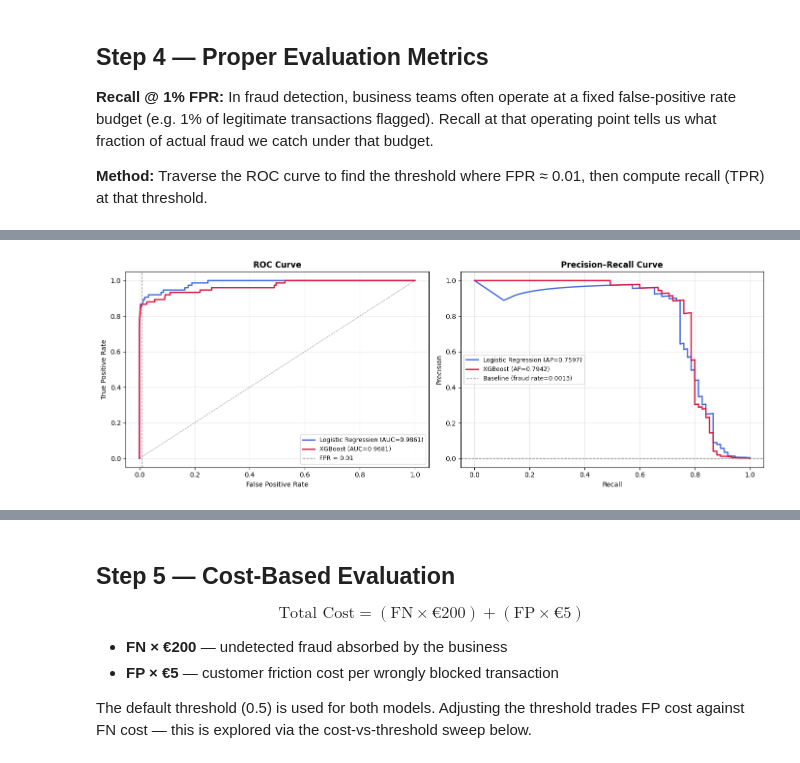
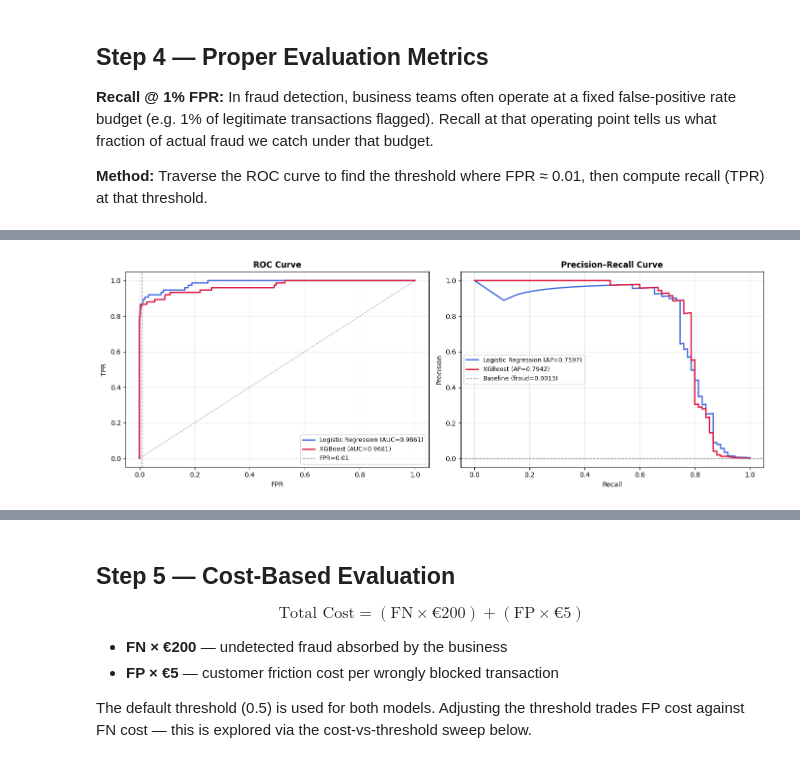
Before and after one commit to sanjaykeyan/CreditCard_fraud_detection, a Jupyter notebook: 03_xgboost_model.ipynb, the cells around one changed output, grey strips where cells are left out. Cells and saved outputs as stored; diff of their text form; code cells hidden in the pictures.

```diff
--- a/03_xgboost_model.ipynb
+++ b/03_xgboost_model.ipynb
@@ -304,83 +187,54 @@ Confusion Matrix:
 
 **Method:** Traverse the ROC curve to find the threshold where FPR ≈ 0.01, then compute recall (TPR) at that threshold.
 # %%
-def recall_at_fpr(y_true, y_proba, target_fpr: float = 0.01):
-    """
-    Find the probability threshold where FPR ≈ target_fpr,
-    and return (recall, precision, threshold) at that operating point.
-    """
+def recall_at_fpr(y_true, y_proba, target_fpr=0.01):
+    """Return (recall, precision, threshold, actual_fpr) at the operating point
+    where FPR first exceeds target_fpr on the ROC curve."""
     fpr_arr, tpr_arr, thresh_arr = roc_curve(y_true, y_proba)
-    # Find index where FPR first exceeds target (conservative: pick just below)
-    idx = np.searchsorted(fpr_arr, target_fpr, side="right") - 1
-    idx = max(0, min(idx, len(thresh_arr) - 1))
-
+    idx = max(0, min(np.searchsorted(fpr_arr, target_fpr, side="right") - 1,
+                     len(thresh_arr) - 1))
     threshold  = thresh_arr[idx]
     recall_val = tpr_arr[idx]
     actual_fpr = fpr_arr[idx]
-
-    # Precision at this threshold
-    y_pred_at_t = (y_proba >= threshold).astype(int)
-    prec_arr, rec_arr, t_arr = precision_recall_curve(y_true, y_proba)
-    # Find matching precision for this recall value (closest)
-    rec_idx    = np.argmin(np.abs(rec_arr - recall_val))
-    prec_val   = prec_arr[rec_idx]
-
+    prec_arr, rec_arr, _ = precision_recall_curve(y_true, y_proba)
+    prec_val = prec_arr[np.argmin(np.abs(rec_arr - recall_val))]
     return recall_val, prec_val, threshold, actual_fpr
 
 
-# ── Recall@1%FPR for both models ─────────────────────────────────────────────
 TARGET_FPR = 0.01
 
-lr_rec_fpr,  lr_prec_fpr,  lr_thresh,  lr_actual_fpr  = recall_at_fpr(y_te, lr_proba,  TARGET_FPR)
-xgb_rec_fpr, xgb_prec_fpr, xgb_thresh, xgb_actual_fpr = recall_at_fpr(y_te, xgb_proba, TARGET_FPR)
+lr_rec_fpr,  lr_prec_fpr,  lr_thresh,  lr_actual_fpr  = recall_at_fpr(y_te, lr_proba)
+xgb_rec_fpr, xgb_prec_fpr, xgb_thresh, xgb_actual_fpr = recall_at_fpr(y_te, xgb_proba)
 
 print(f"Recall @ {TARGET_FPR*100:.0f}% FPR")
-print(f"{'─'*50}")
-print(f"{'Model':<25}  {'Recall':>8}  {'Precision':>10}  {'Threshold':>10}  {'Actual FPR':>11}")
-print(f"{'─'*50}")
-print(f"{'Logistic Regression':<25}  {lr_rec_fpr:>8.4f}  {lr_prec_fpr:>10.4f}  {lr_thresh:>10.4f}  {lr_actual_fpr:>11.4f}")
-print(f"{'XGBoost':<25}  {xgb_rec_fpr:>8.4f}  {xgb_prec_fpr:>10.4f}  {xgb_thresh:>10.4f}  {xgb_actual_fpr:>11.4f}")
+print(f"  {'Model':<22}  {'Recall':>8}  {'Precision':>10}  {'Threshold':>10}")
+print(f"  {'Logistic Regression':<22}  {lr_rec_fpr:>8.4f}  {lr_prec_fpr:>10.4f}  {lr_thresh:>10.4f}")
+print(f"  {'XGBoost':<22}  {xgb_rec_fpr:>8.4f}  {xgb_prec_fpr:>10.4f}  {xgb_thresh:>10.4f}")
 
-# ── Plot ROC and PR curves ────────────────────────────────────────────────────
+# ROC and PR curves
 fig, axes = plt.subplots(1, 2, figsize=(14, 5))
 
-# ROC curves
-for label, y_prob, color in [
-    ("Logistic Regression", lr_proba,  "royalblue"),
-    ("XGBoost",             xgb_proba, "crimson"),
-]:
+for label, y_prob, color in [("Logistic Regression", lr_proba, "royalblue"),
+                              ("XGBoost", xgb_proba, "crimson")]:
     fp, tp, _ = roc_curve(y_te, y_prob)
-    auc = roc_auc_score(y_te, y_prob)
-    axes[0].plot(fp, tp, label=f"{label} (AUC={auc:.4f})", color=color, lw=2)
+    p, r, _   = precision_recall_curve(y_te, y_prob)
+    axes[0].plot(fp, tp, label=f"{label} (AUC={roc_auc_score(y_te, y_prob):.4f})", color=color, lw=2)
+    axes[1].plot(r, p,   label=f"{label} (AP={average_precision_score(y_te, y_prob):.4f})", color=color, lw=2)
 
-axes[0].axvline(TARGET_FPR, color="gray", linestyle="--", lw=1, label=f"FPR = {TARGET_FPR}")
-axes[0].plot([0,1],[0,1], "k--", lw=0.8, alpha=0.4)
+axes[0].axvline(TARGET_FPR, color="gray", linestyle="--", lw=1, label=f"FPR={TARGET_FPR}")
+axes[0].plot([0, 1], [0, 1], "k--", lw=0.8, alpha=0.4)
 axes[0].set_title("ROC Curve", fontweight="bold")
-axes[0].set_xlabel("False Positive Rate")
-axes[0].set_ylabel("True Positive Rate")
-axes[0].legend(fontsize=9)
-axes[0].grid(alpha=0.3)
+axes[0].set_xlabel("FPR"); axes[0].set_ylabel("TPR")
+axes[0].legend(fontsize=9); axes[0].grid(alpha=0.3)
 
-# PR curves
-for label, y_prob, color in [
-    ("Logistic Regression", lr_proba,  "royalblue"),
-    ("XGBoost",             xgb_proba, "crimson"),
-]:
-    p, r, _ = precision_recall_curve(y_te, y_prob)
-    ap = average_precision_score(y_te, y_prob)
-    axes[1].plot(r, p, label=f"{label} (AP={ap:.4f})", color=color, lw=2)
-
-base_rate = y_te.mean()
-axes[1].axhline(base_rate, color="gray", linestyle="--", lw=1, label=f"Baseline (fraud rate={base_rate:.4f})")
+axes[1].axhline(y_te.mean(), color="gray", linestyle="--", lw=1,
+                label=f"Baseline (fraud={y_te.mean():.4f})")
 axes[1].set_title("Precision–Recall Curve", fontweight="bold")
-axes[1].set_xlabel("Recall")
-axes[1].set_ylabel("Precision")
-axes[1].legend(fontsize=9)
-axes[1].grid(alpha=0.3)
+axes[1].set_xlabel("Recall"); axes[1].set_ylabel("Precision")
+axes[1].legend(fontsize=9); axes[1].grid(alpha=0.3)
 
 plt.tight_layout()
 plt.savefig("data/processed/roc_pr_curves.png", dpi=150, bbox_inches="tight")
 plt.show()
-print("Curves saved to data/processed/roc_pr_curves.png")
 # %% [output]
 Recall @ 1% FPR
@@ -392 +244 @@ XGBoost                      0.8667      0.0409      0.0556       0.0067
-[figure, old version]
+[figure, new version]
```
Also changed, not shown: parts of 9 cells of this notebook, 15 other files.
